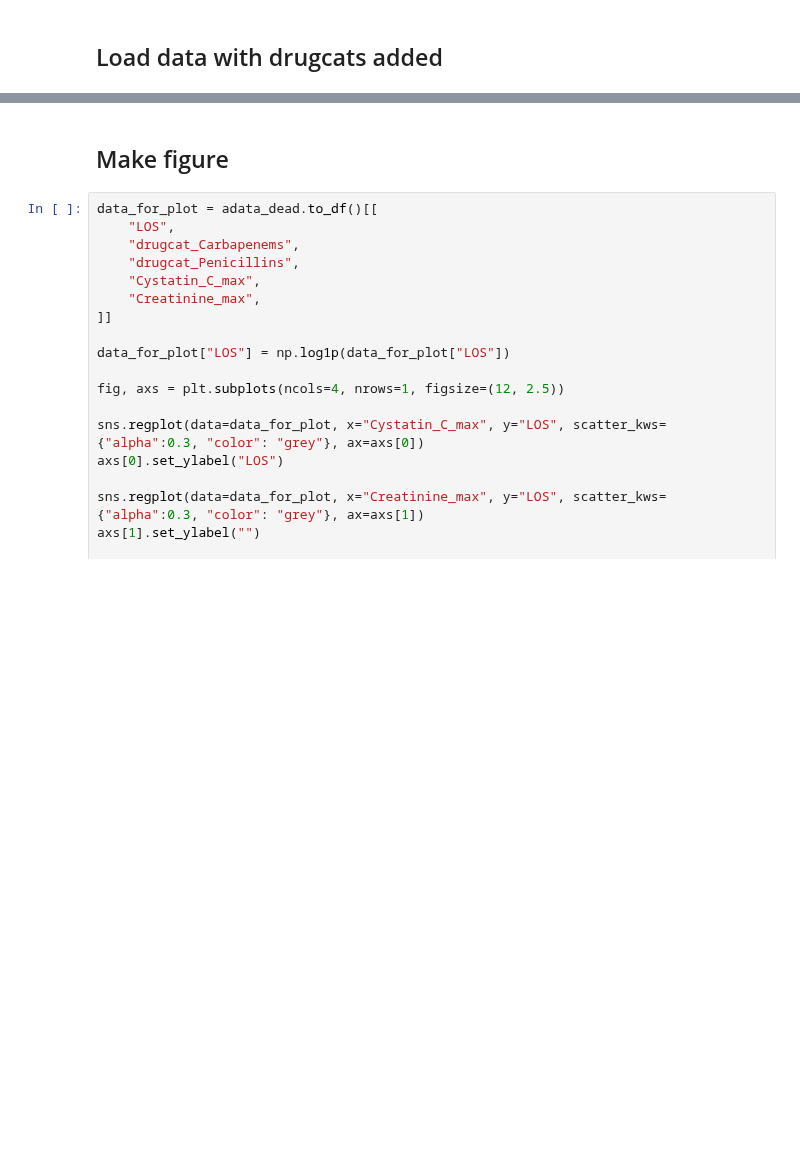
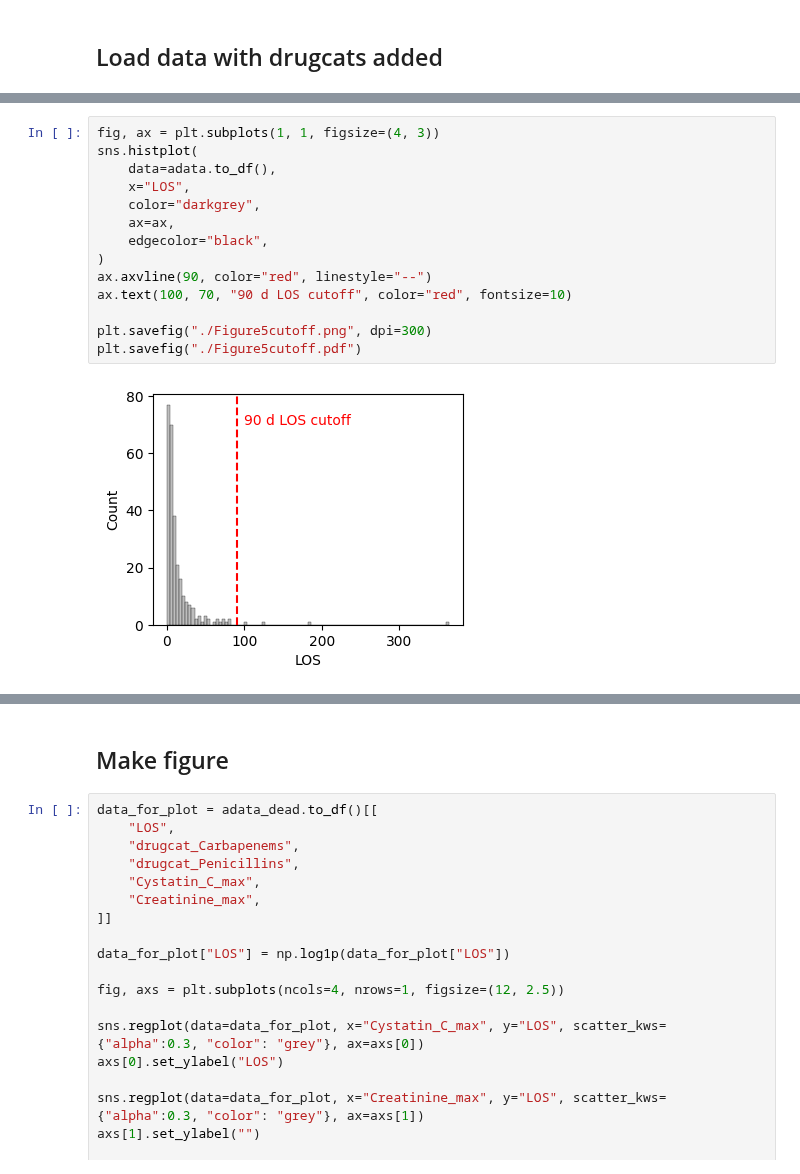
Before and after one commit to theislab/ehrapy-reproducibility, a Jupyter notebook: Figure_5/causal_known_graph.ipynb, the cells around one changed output, grey strips where cells are left out. Saved outputs shown, nothing was run; the diff lists cells and outputs as text; blank space fills up the shorter version.

```diff
--- a/Figure_5/causal_known_graph.ipynb
+++ b/Figure_5/causal_known_graph.ipynb
@@ -201,0 +79,16 @@ pH_max 38.823
+# %%
+fig, ax = plt.subplots(1, 1, figsize=(4, 3))
+sns.histplot(
+    data=adata.to_df(),
+    x="LOS",
+    color="darkgrey",
+    ax=ax,
+    edgecolor="black",
+)
+ax.axvline(90, color="red", linestyle="--")
+ax.text(100, 70, "90 d LOS cutoff", color="red", fontsize=10)
+
+plt.savefig("./Figure5cutoff.png", dpi=300)
+plt.savefig("./Figure5cutoff.pdf")
+# %% [output]
+[figure, added]
```
Also changed, not shown: parts of 16 cells of this notebook, 9 other files.
